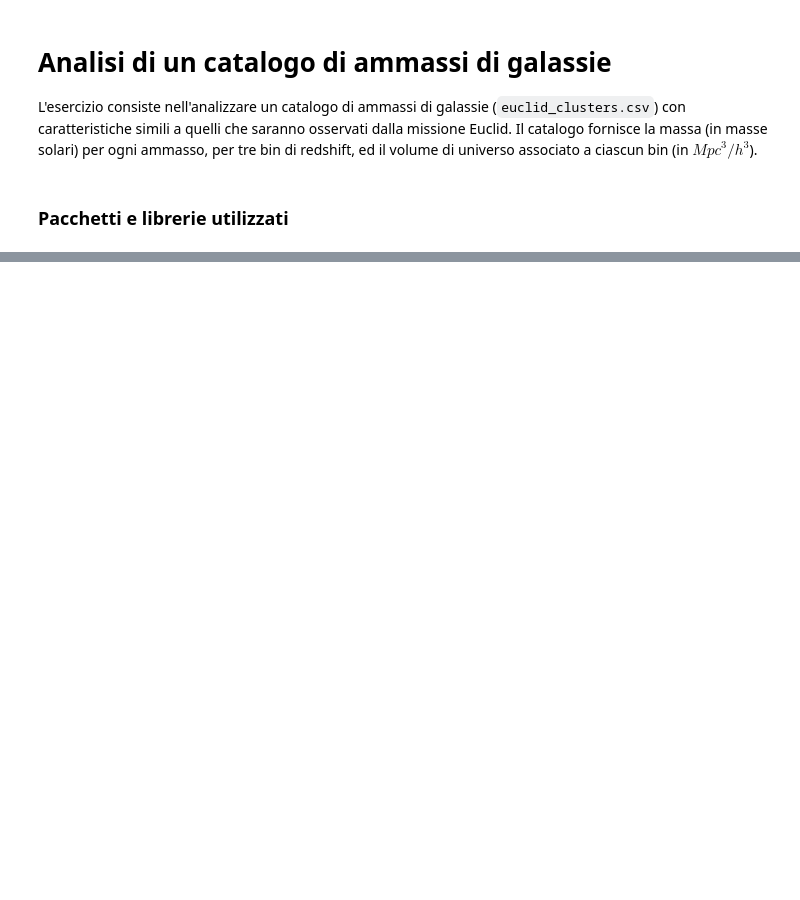
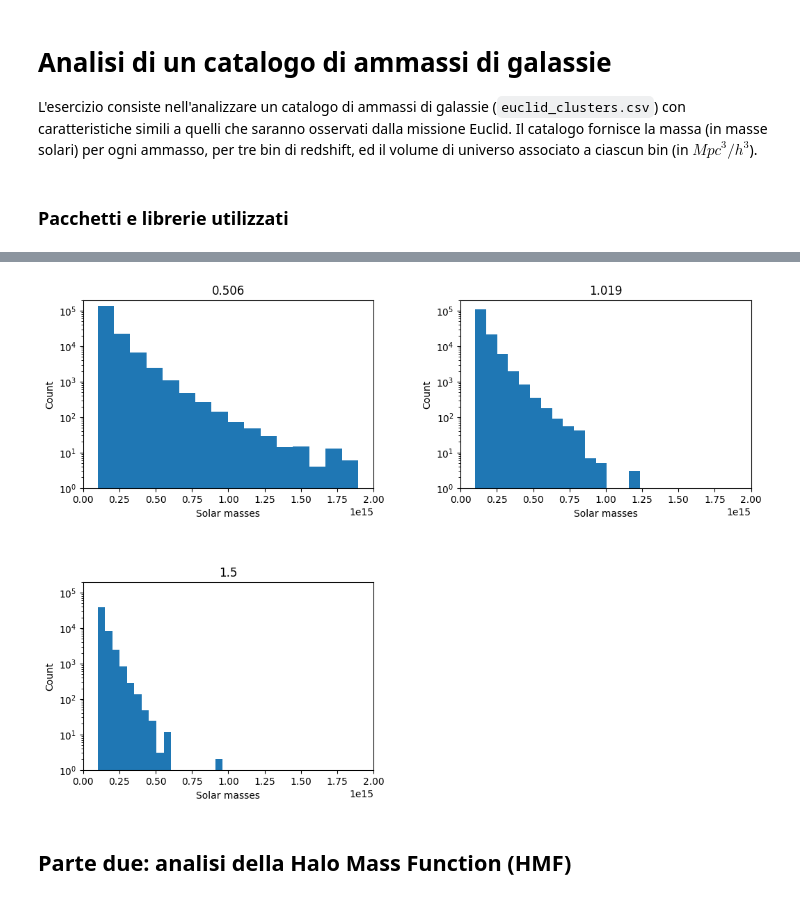
Before and after one commit to basagliuz/Esame_TRMD, a Jupyter notebook: HMF.ipynb, the cells around one changed output, grey strips where cells are left out. Drawn from its saved outputs; the diff is of its cells as text; code cells hidden in the pictures; blank space fills up the shorter version.

```diff
--- a/HMF.ipynb
+++ b/HMF.ipynb
@@ -16,11 +21,8 @@ Per prima cosa visualizzo la distribuzione delle masse in base al redshift, util
 Il **titolo** dei vari istogrammi corrisponde al **redshift** considerato.
 # %%
+# importing data-frame
 euclid_clusters = pd.read_csv("euclid_clusters.csv", index_col = 0)
 
-axes = euclid_clusters.hist(['mass'], by = 'z', xrot = 0, figsize = (11, 7), bins = 'sturges', log = True)
-for ax in axes.flatten():
-    ax.set_xlabel('Solar masses')
-    ax.set_xlim([0, 2e15])
-    ax.set_ylabel('Count')
-    ax.set_ylim([1, 2e5])
+# analyzing data-frame
+euclid_clusters.groupby('z')['mass'].describe()
 # %% [output]
@@ -27,0 +34,9 @@ for ax in axes.flatten():
+# %%
+# drawing histograms
+axes = euclid_clusters.hist(['mass'], by = 'z', xrot = 0, figsize = (12, 9), bins = 'sturges', log = True)
+for ax in axes.flatten():
+    ax.set(xlabel = 'Solar masses', xlim = (0, 2e15), ylabel = 'Count', ylim = (1, 2e5))
+# %% [output]
+[figure, added]
+# %% [markdown]
+## Parte due: analisi della Halo Mass Function (HMF)
```
Also changed, not shown: parts of 3 cells of this notebook.
